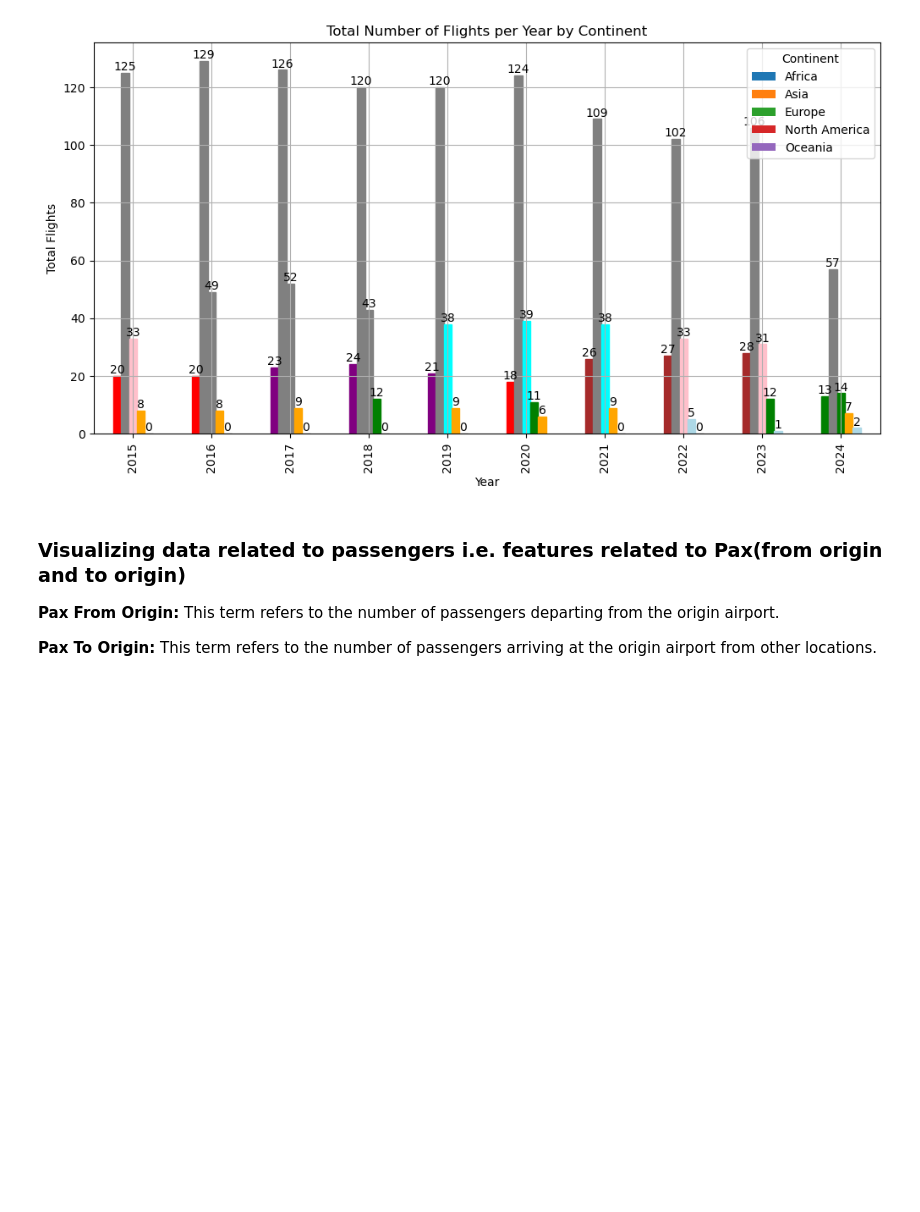
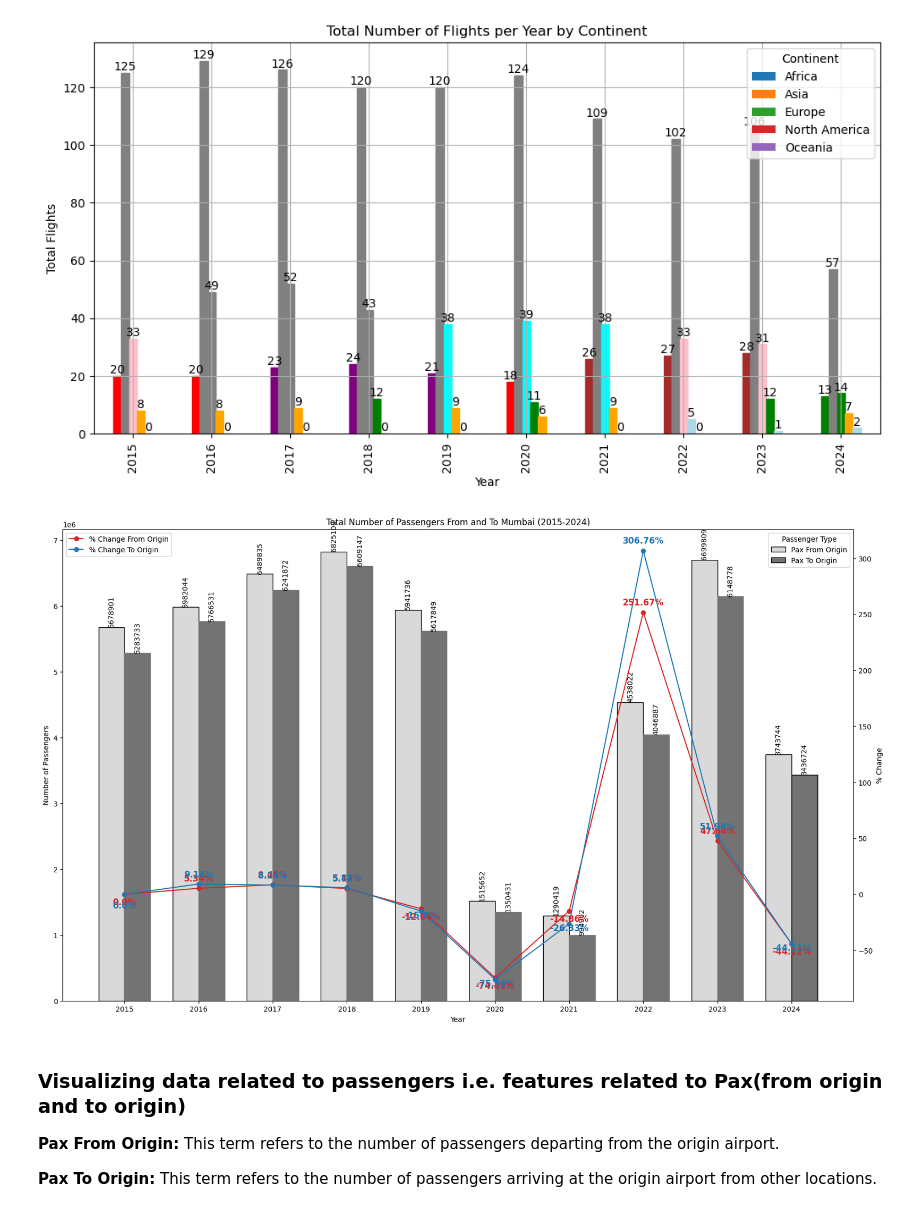
Before and after one commit to rushiraj070/Mumbai_Airport-International_Flight_Analysis, a Jupyter notebook: notebooks/visualization.ipynb, the cells around one changed output. Saved outputs shown, nothing was run; the diff lists cells and outputs as text; code cells hidden in the pictures; blank space fills up the shorter version.

Commit message:
Done visualization with precent and year.

```diff
--- a/notebooks/visualization.ipynb
+++ b/notebooks/visualization.ipynb
@@ -601,6 +601,82 @@ for container in ax.containers:
 plt.show()
 # %% [output]
 [figure]
+# %%
+from matplotlib.patches import Patch
+
+# Data for the plot
+years = np.array([2015, 2016, 2017, 2018, 2019, 2020, 2021, 2022, 2023, 2024])
+pax_from_origin = np.array([5678901, 5982044, 6489835, 6825108, 5941736, 1515652, 1290419, 4538022, 6699809, 3743744])
+pax_to_origin = np.array([5283733, 5766531, 6241872, 6609147, 5617849, 1350431, 994902, 4046887, 6148778, 3436724])
+
+# Percentage change from previous year
+pct_change_from_origin = np.array([0, 5.34, 8.49, 5.17, -12.94, -74.49, -14.86, 251.67, 47.64, -44.12])
+pct_change_to_origin = np.array([0, 9.14, 8.24, 5.88, -15.00, -75.96, -26.33, 306.76, 51.94, -44.11])
+
+# Plotting the data
+fig, ax1 = plt.subplots(figsize=(20, 12))
+
+# Bar plot for total number of passengers
+bar_width = 0.35
+bar1 = ax1.bar(years - bar_width/2, pax_from_origin, bar_width, label='Pax From Origin')
+bar2 = ax1.bar(years + bar_width/2, pax_to_origin, bar_width, label='Pax To Origin')
+
+# Adding labels and title
+ax1.set_xlabel('Year')
+ax1.set_ylabel('Number of Passengers')
+ax1.set_title('Total Number of Passengers From and To Mumbai (2015-2024)')
+ax1.set_xticks(years)
+ax1.legend()
+
+# Adding values at the top of each bar
+for bar in bar1:
+    yval = bar.get_height()
+    ax1.text(bar.get_x() + bar.get_width()/2.0, yval, int(yval), va='bottom', ha='center', rotation=90)
+
+for bar in bar2:
+    yval = bar.get_height()
+    ax1.text(bar.get_x() + bar.get_width()/2.0, yval, int(yval), va='bottom', ha='center', rotation=90)
+
+# Line plot for percentage change
+ax2 = ax1.twinx()
+ax2.plot(years, pct_change_from_origin, color='tab:red', marker='o', linestyle='-', label='% Change From Origin')
+ax2.plot(years, pct_change_to_origin, color='tab:blue', marker='o', linestyle='-', label='% Change To Origin')
+ax2.set_ylabel('% Change')
+ax2.legend(loc='upper left')
+
+
+
+# Set different gray shades for bar plot and add black border
+shades_of_gray_from = ['#d9d9d9', '#bdbdbd']
+shades_of_gray_to = ['#737373', '#525252']
+
+for bar in bar1:
+    bar.set_color(shades_of_gray_from[0])
+    bar.set_edgecolor('black')
+for bar in bar2:
+    bar.set_color(shades_of_gray_to[0])
+
+# Adding percent values at each point on the line plot with bolder font, increased size, and color
+for i, txt in enumerate(pct_change_from_origin):
+    ax2.annotate(f'{txt}%', (years[i], pct_change_from_origin[i]), textcoords="offset points", xytext=(0,10 if pct_change_from_origin[i] > 0 else -15), ha='center', fontsize=12, fontweight='bold', color='tab:red')
+
+for i, txt in enumerate(pct_change_to_origin):
+    # Adjust position to avoid overlap
+    offset = 20 if pct_change_from_origin[i] == pct_change_to_origin[i] else 10
+    ax2.annotate(f'{txt}%', (years[i], pct_change_to_origin[i]), textcoords="offset points", xytext=(0, offset if pct_change_to_origin[i] > 0 else -offset), ha='center', fontsize=12, fontweight='bold', color='tab:blue')
+    bar.set_edgecolor('black')
+
+# Update legend to reflect gray shades
+legend_elements = [
+    Patch(facecolor=shades_of_gray_from[0], edgecolor='black', label='Pax From Origin'),
+    Patch(facecolor=shades_of_gray_to[0], edgecolor='black', label='Pax To Origin')
+]
+ax1.legend(handles=legend_elements, title='Passenger Type')
+
+# Display the plot
+plt.show()
+# %% [output]
+[figure, added]
 # %% [markdown]
 ### Visualizing data related to passengers i.e. features related to Pax(from origin and to origin)
 
```
Also changed, not shown: parts of 2 cells of this notebook.
